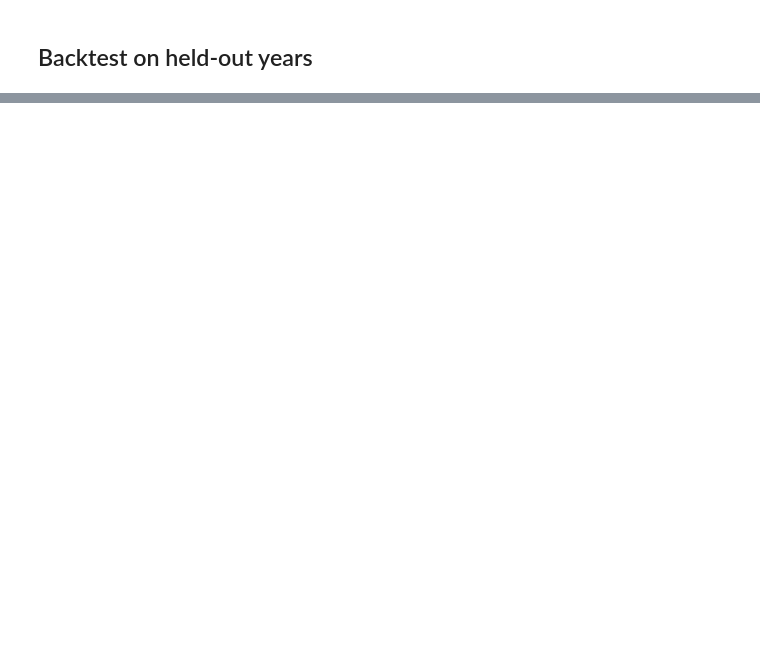
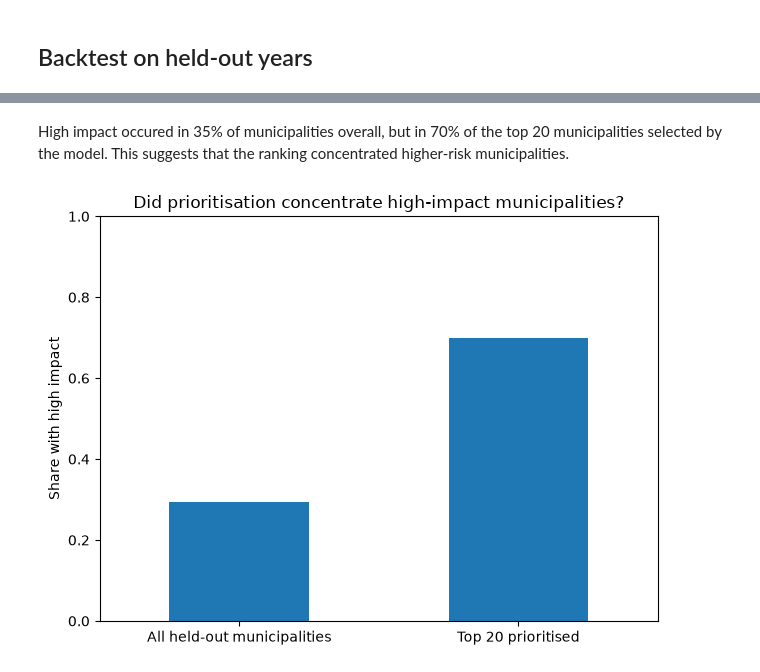
Before and after one commit to rogerjeasy/sustainability-analytics, a Jupyter notebook: notebooks/04_ml_fire_risk.ipynb, the cells around one changed output, grey strips where cells are left out. Drawn from its saved outputs; the diff is of its cells as text; code cells hidden in the pictures; blank space fills up the shorter version.

```diff
--- a/notebooks/04_ml_fire_risk.ipynb
+++ b/notebooks/04_ml_fire_risk.ipynb
@@ -563,0 +467,29 @@ wildfire-risk forecast.
+# %%
+# Average risk across held-out years, then rank municipalities
+priority = (
+    risk.groupby("dtcc", as_index=False)
+        .agg(
+            predicted_risk=("predicted_risk", "mean"),
+            high_impact_any_year=("observed_high_impact", "max"),
+        )
+        .sort_values("predicted_risk", ascending=False)
+)
+
+priority["priority_rank"] = range(1, len(priority) + 1)
+
+top = priority.head(TOP_K).copy()
+
+municipality_base_rate = priority["high_impact_any_year"].mean()
+top_hit_rate = top["high_impact_any_year"].mean()
+
+display(
+    top[
+        ["priority_rank", "dtcc", "predicted_risk", "high_impact_any_year"]
+    ]
+)
+
+print(f"Municipality base rate: {municipality_base_rate:.0%}")
+print(f"Top-{TOP_K} hit rate: {top_hit_rate:.0%}")
+
+# each municipality appears only once. The predicted risk is averaged across the held-out years.
+# a municipality counts as high impact if it had high impact in at least one held-out year.
@@ -563,0 +516,19 @@ wildfire-risk forecast.
+# %% [markdown]
+High impact occured in 35% of municipalities overall, but in 70% of the top 20 municipalities selected  by the model. This suggests that the ranking concentrated higher-risk municipalities.
+# %%
+comparison = pd.Series({
+    "All held-out municipalities": municipality_base_rate,
+    f"Top {TOP_K} prioritised": top_hit_rate,
+})
+
+ax = comparison.plot.bar(
+    ylim=(0, 1),
+    rot=0,
+    ylabel="Share with high impact",
+    title="Did prioritisation concentrate high-impact municipalities?",
+)
+
+plt.tight_layout()
+plt.show()
+# %% [output]
+[figure, added]
```
Also changed, not shown: parts of 14 cells of this notebook, 1 other file.
